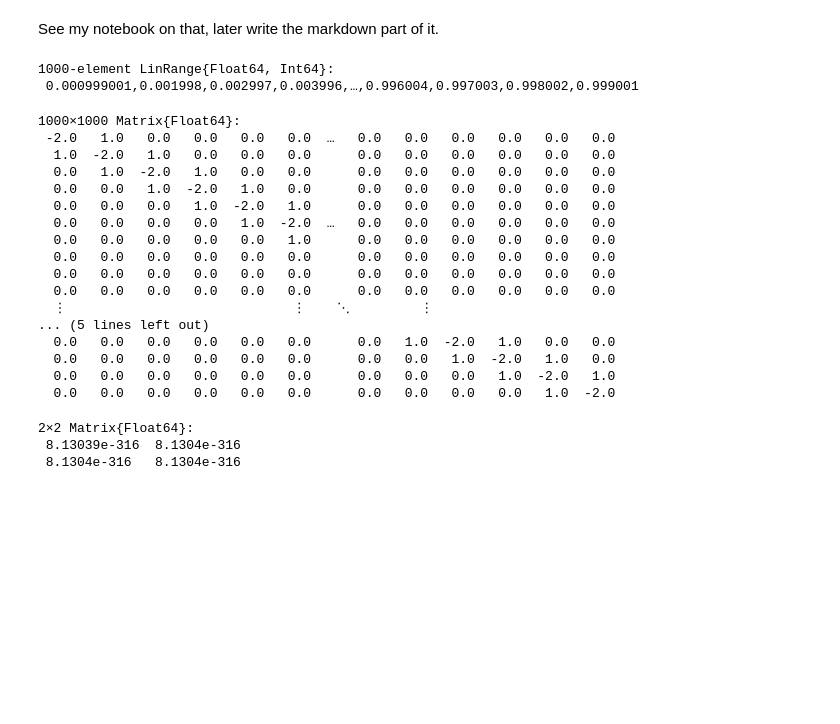
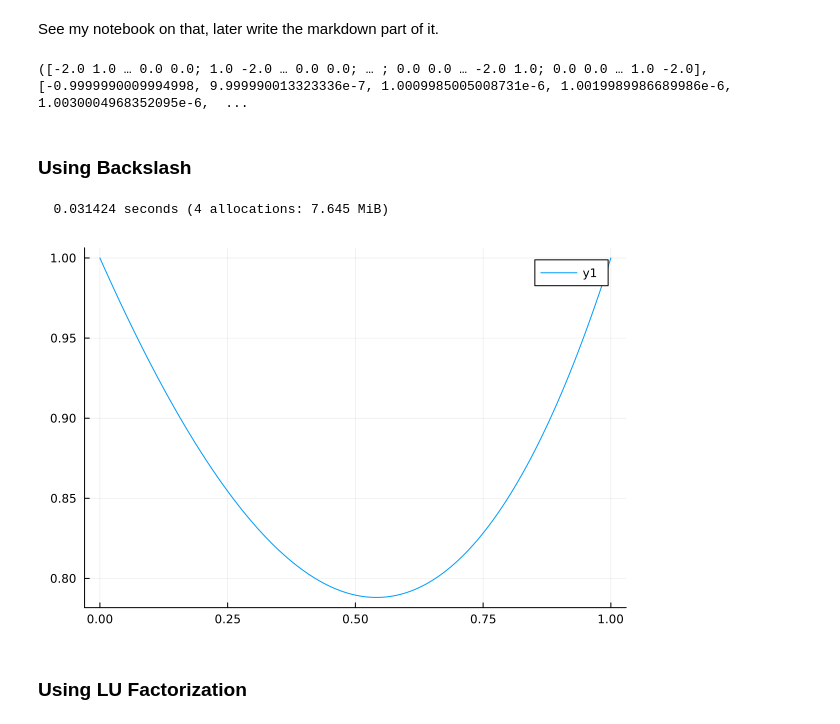
Before and after one commit to arturofburgos/Julia-Studies, a Jupyter notebook: Julia Basics/LinearAlgebra.ipynb, the cells around one changed output. Saved outputs shown, nothing was run; the diff lists cells and outputs as text; code cells hidden in the pictures; blank space fills up the shorter version.

```diff
--- a/Julia Basics/LinearAlgebra.ipynb
+++ b/Julia Basics/LinearAlgebra.ipynb
@@ -106,7 +145,7 @@ $$
 See my notebook on that, later write the markdown part of it.
 # %%
 # Problem definition
-
+# Boundary Conditions
 α = 1
 β = 1
 
@@ -115,18 +154,20 @@ f(x) = exp(x)
 
 # Create spatial grid:
 
-N = 1000
-L = 1
-h = L/(N+1)
+N = 1000 # Number of interior grid points
+L = 1 # Length
+h = L/(N+1) # spatial increment, N-1 is the number of spatial intervals
 
-x = LinRange(0,1,N+2)
-xinner = x[2:N+1]
+U = zeros(N+2)
+U[1] = α
+U[end] = β
+
+x = collect(LinRange(0,L,N+2)); # Can be range as well --> collect(range(0,1,N+1))
-# %% [output]
-1000-element LinRange{Float64, Int64}:
- 0.000999001,0.001998,0.002997,0.003996,…,0.996004,0.997003,0.998002,0.999001
 # %%
-function fillmat!(A)
+function fillmat(A,F,h)
     for i in 1:N
+        ind = i + 1 # Refers to the original reference counter (N+2)
+        F[i] = h^2 * f(x[ind])
         A[i,i] = -2
         if i<N
             A[i,i+1] = 1
@@ -135,34 +176,34 @@ function fillmat!(A)
             A[i,i-1] = 1
         end
     end
+
+    # Update F with the BC's (Dirichlet --> this code is optimized for this case only, if Neumann conditionals would be necessary)
+    F[1] = F[1] - α
+    F[end] = F[end] - β
+
+    return A, F
 end
 
 
-A = Matrix{Float64}(undef,N,N)
-fillmat!(A)
+#A = Matrix{Float64}(undef,N,N) # The input undef create a zeros matrix by default
+A = zeros(N,N)
+F = zeros(N)
+A, F = fillmat(A,F,h)
+# %% [output]
+([-2.0 1.0 … 0.0 0.0; 1.0 -2.0 … 0.0 0.0; … ; 0.0 0.0 … -2.0 1.0; 0.0 0.0 … 1.0 -2.0], [-0.9999990009994998, 9.999990013323336e-7, 1.0009985005008731e-6, 1.0019989986689986e-6, 1.0030004968352095e-6,  ...
-# %%
-A
-# %% [output]
-1000×1000 Matrix{Float64}:
- -2.0   1.0   0.0   0.0   0.0   0.0  …   0.0   0.0   0.0   0.0   0.0   0.0
-  1.0  -2.0   1.0   0.0   0.0   0.0      0.0   0.0   0.0   0.0   0.0   0.0
-  0.0   1.0  -2.0   1.0   0.0   0.0      0.0   0.0   0.0   0.0   0.0   0.0
-  0.0   0.0   1.0  -2.0   1.0   0.0      0.0   0.0   0.0   0.0   0.0   0.0
-  0.0   0.0   0.0   1.0  -2.0   1.0      0.0   0.0   0.0   0.0   0.0   0.0
-  0.0   0.0   0.0   0.0   1.0  -2.0  …   0.0   0.0   0.0   0.0   0.0   0.0
-  0.0   0.0   0.0   0.0   0.0   1.0      0.0   0.0   0.0   0.0   0.0   0.0
-  0.0   0.0   0.0   0.0   0.0   0.0      0.0   0.0   0.0   0.0   0.0   0.0
-  0.0   0.0   0.0   0.0   0.0   0.0      0.0   0.0   0.0   0.0   0.0   0.0
-  0.0   0.0   0.0   0.0   0.0   0.0      0.0   0.0   0.0   0.0   0.0   0.0
-  ⋮                             ⋮    ⋱         ⋮
-... (5 lines left out)
-  0.0   0.0   0.0   0.0   0.0   0.0      0.0   1.0  -2.0   1.0   0.0   0.0
-  0.0   0.0   0.0   0.0   0.0   0.0      0.0   0.0   1.0  -2.0   1.0   0.0
-  0.0   0.0   0.0   0.0   0.0   0.0      0.0   0.0   0.0   1.0  -2.0   1.0
-  0.0   0.0   0.0   0.0   0.0   0.0      0.0   0.0   0.0   0.0   1.0  -2.0
-# %%
-B =Matrix{Float64}(undef, 2,2)
-# %% [output]
-2×2 Matrix{Float64}:
- 8.13039e-316  8.1304e-316
- 8.1304e-316   8.1304e-316
+# %% [markdown]
+### Using Backslash
+# %%
+@time begin
+    Uint = A\F
+end
+
+U[2:end-1] = Uint;
+# %% [output]
+  0.031424 seconds (4 allocations: 7.645 MiB)
+# %%
+plot(x,U)
+# %% [output]
+[figure, added]
+# %% [markdown]
+### Using LU Factorization
```
Also changed, not shown: parts of 16 cells of this notebook.
